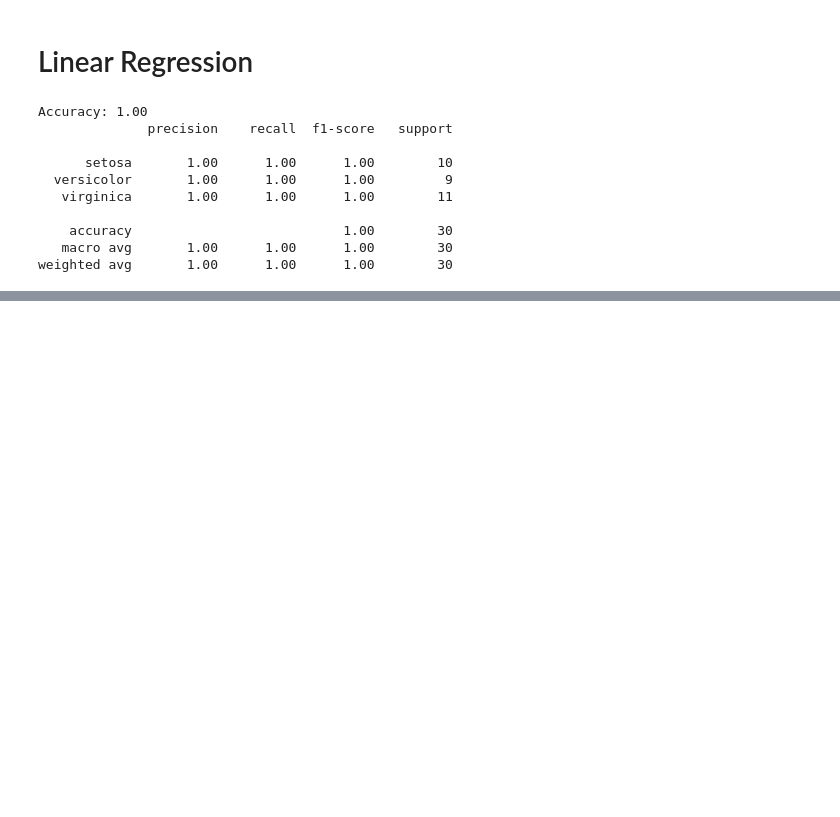
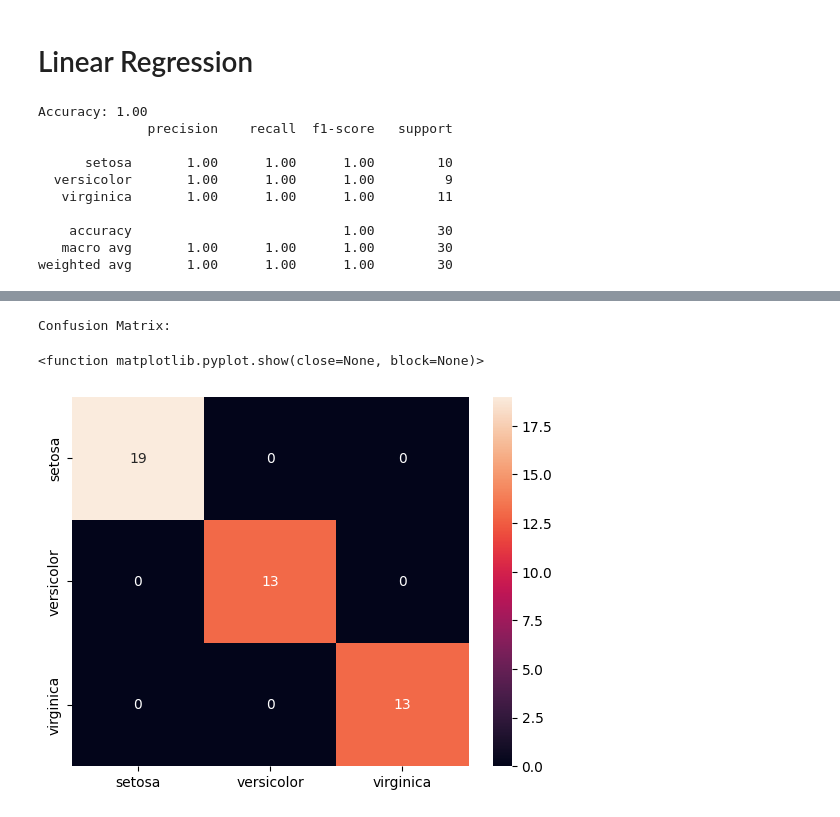
Before and after one commit to zbanks23/Iris_Flower_Classification, a Jupyter notebook: main.ipynb, the cells around one changed output, grey strips where cells are left out. Drawn from its saved outputs; the diff is of its cells as text; code cells hidden in the pictures; blank space fills up the shorter version.

```diff
--- a/main.ipynb
+++ b/main.ipynb
@@ -157,0 +184,15 @@ sns.heatmap(cm, annot=True, fmt='d', xt)
+# %%
+y_pred_linear = svm_linear.predict(X_test)
+y_pred_rbf = svm_rbf.predict(X_test)
+y_pred_poly = svm_poly.predict(X_test)
+
+accuracy_linear = accuracy_score(y_test, y_pred_linear)
+accuracy_rbf = accuracy_score(y_test, y_pred_rbf)
+accuracy_poly = accuracy_score(y_test, y_pred_poly)
+
+print(f"Linear kernel accuracy: {accuracy_linear:.4f}")
+print(f"RBF kernel accuracy: {accuracy_rbf:.4f}")
+print(f"Polynomial kernel accuracy: {accuracy_poly:.4f}")
+
+print(f"\nClassification Report (RBG kernel):")
+print(classification_report(y_test, y_pred_rbf, target_names=iris.target_names))
@@ -157,0 +214,9 @@ sns.heatmap(cm, annot=True, fmt='d', xt)
+# %%
+cm = confusion_matrix(y_test, y_pred_rbf)
+print("\nConfusion Matrix:")
+sns.heatmap(cm, annot=True, fmt='d', xticklabels=iris.target_names, yticklabels=iris.target_names)
+plt.show
+# %% [output]
+Confusion Matrix:
+<function matplotlib.pyplot.show(close=None, block=None)>
+[figure, added]
```
Also changed, not shown: parts of 15 cells of this notebook.
